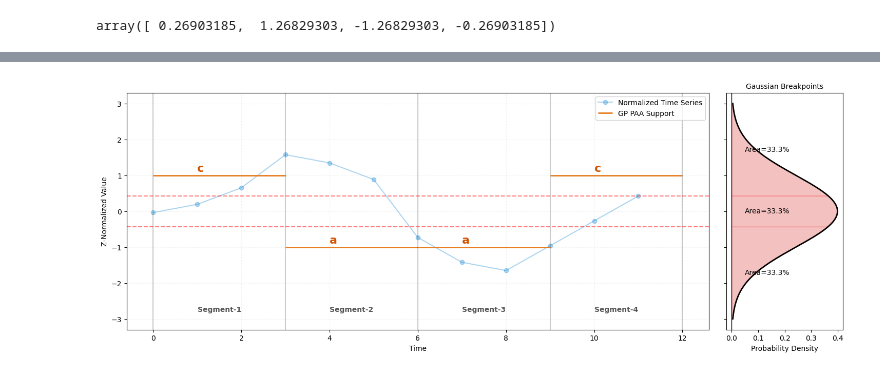
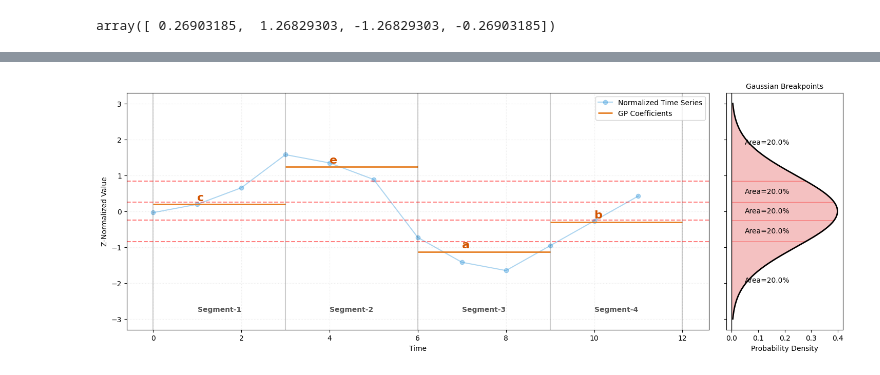
Before and after one commit to owuordickson/t-graank, a Jupyter notebook: analysis/plot_sax.ipynb, the cells around one changed output, grey strips where cells are left out. Saved outputs shown, nothing was run; the diff lists cells and outputs as text; code cells hidden in the pictures.

```diff
--- a/analysis/plot_sax.ipynb
+++ b/analysis/plot_sax.ipynb
@@ -32,5 +32,8 @@ from scipy.stats import norm
 ts = np.array([18, 19, 21, 25, 24, 22, 15, 12, 11, 14, 17, 20])
 n = len(ts)
 w = 4  # number of PAA segments
-a = 3  # alphabet size
+a = 5  # alphabet size
 pts_per_seg = n // w
+# %%
+ts_bins = ts.reshape(w, -1)
+ts_bins
@@ -59,36 +121,3 @@ paa = ts_bins.mean(axis=1)
 paa
 # %% [output]
 array([ 0.26903185,  1.26829303, -1.26829303, -0.26903185])
-# %%
-# 3b. GP-guided PAA
-gp_bins = ts_bins.T
-r, c = gp_bins.shape
-# print(f"rows: {r}, cols: {c}")
-
-df_data = pd.DataFrame(gp_bins, columns=[f'col{i+1}' for i in range(c)])
-mine_obj = GRAANK(data_source=df_data, min_sup=0.5, eq=False)
-mine_obj.fit_bitmap()
-#print(mine_obj.valid_bins)
-
-gp_paa = np.zeros(c)
-for gi_str, mat in mine_obj.valid_bins.items():
-    # 1. Get dimensions
-    gi = GI.from_string(gi_str)
-    bin_mat = mat.bin_mat
-    n, _ = bin_mat.shape
-    total_pairs = n * (n - 1) / 2
-
-    # 2. Upper Triangle Mask
-    mask = np.triu(bin_mat).astype(bool)
-    count = np.count_nonzero(mask)
-    sup = count / total_pairs
-
-    if abs(gp_paa[gi.attribute_col]) < sup:
-        if gi.symbol == '-':
-            gp_paa[gi.attribute_col] = -sup
-        else:
-            gp_paa[gi.attribute_col] = sup
-    #print(f"{mask}")
-    # print(f"Bin {gi.to_string()}: {sup}")
-
-gp_paa
@@ -111,6 +141,6 @@ def map_to_alphabet(val, bps):
     return alphabet[len(bps)]
 
 sax_string = "".join([map_to_alphabet(v, breakpoints) for v in paa])
-gp_sax_string = "".join([map_to_alphabet(v, breakpoints) for v in gp_paa])
+gp_sax_string = "".join([map_to_alphabet(v, breakpoints) for v in gp_coef])
 print(f"SAX String: {sax_string}\nGP SAX String: {gp_sax_string}\n")
 # %% [output]
@@ -203,7 +233,7 @@ for i in range(w + 1):
         # Label the segment at the top
         ax1.text(x_pos + pts_per_seg/2, -2.8, f"Segment-{i+1}",ha='center', weight='bold', color='#555')
         # Plot the PAA Mean as a horizontal bar within the segment
-        ax1.hlines(gp_paa[i], x_pos, x_pos + pts_per_seg, colors='#e67e22', lw=2, label='GP PAA Support' if i==0 else "")
+        ax1.hlines(gp_coef[i], x_pos, x_pos + pts_per_seg, colors='#e67e22', lw=2, label='GP Coefficients' if i==0 else "")
 
 # Draw horizontal breakpoints
 for bp in breakpoints:
@@ -211,36 +241,36 @@ for bp in breakpoints:
 
 # Annotate the GP-SAX symbols
 for i, symbol in enumerate(gp_sax_string):
-    ax1.text(i*3 + 1, gp_paa[i] + 0.1, symbol.lower(), fontsize=16, fontweight='bold', color='#d35400')
+    ax1.text(i*3 + 1, gp_coef[i] + 0.1, symbol.lower(), fontsize=16, fontweight='bold', color='#d35400')
 
 #ax1.set_title(f"SAX Representation: '{sax_string}' (Segments=4, Alphabet=3)" , fontsize=14)
 ax1.set_xlabel("Time")
 ax1.set_ylabel("Z-Normalized Value")
 ax1.legend(loc='upper right')
 #ax1.grid(True, alpha=0.05)
 ax1.grid(True, which='both', linestyle=':', alpha=0.25)
 
 # --- Right Plot: Normal Distribution Curve ---
 y_range = np.linspace(-3, 3, 500)
 x_pdf = norm.pdf(y_range)
 
 ax2.plot(x_pdf, y_range, color='black', lw=2, label='Normal Dist')
 ax2.fill_betweenx(y_range, 0, x_pdf, color='gray', alpha=0.1)
 
 # Color the regions on the curve to match the breakpoints
 colors = ['#f9ebea', '#ebf5fb', '#f4fbf4'] # subtle colors for regions a, b, c
 bounds = [-3] + breakpoints + [3]
 for i in range(len(bounds)-1):
     fill_y = np.linspace(bounds[i], bounds[i+1], 100)
     ax2.fill_betweenx(fill_y, 0, norm.pdf(fill_y), color='red', alpha=0.2)
     # Add label for the region
     ax2.text(0.05, (bounds[i]+bounds[i+1])/2, f"Area={100/a:.1f}%", verticalalignment='center')
 
 ax2.set_title("Gaussian Breakpoints", fontsize=10)
 ax2.set_xlabel("Probability Density")
 ax2.axvline(0, color='black', lw=1)
 
 plt.show()
 #plt.savefig('gp_sax_example.png', dpi=300)
 # %% [output]
-[figure, old version]
+[figure, new version]
```
Also changed, not shown: parts of 7 cells of this notebook, 1 other file.
